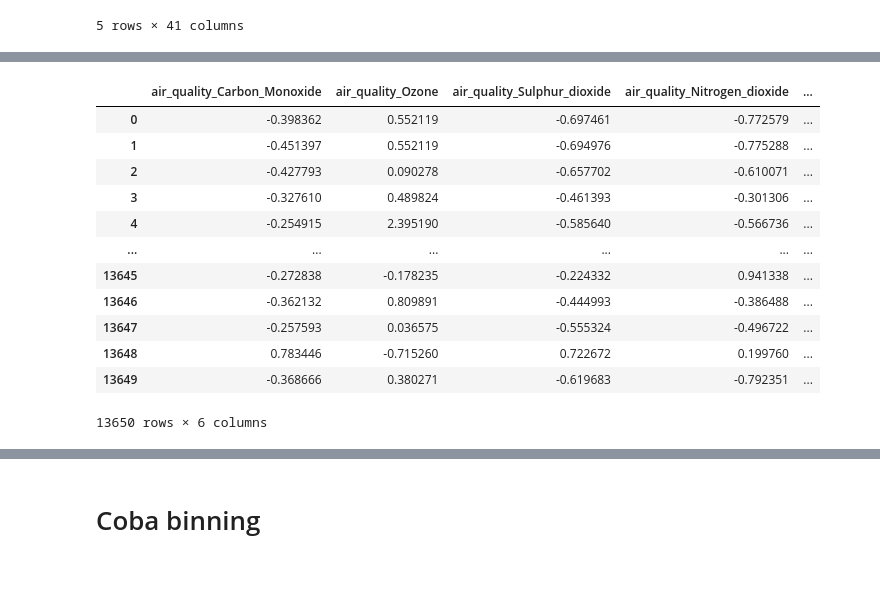
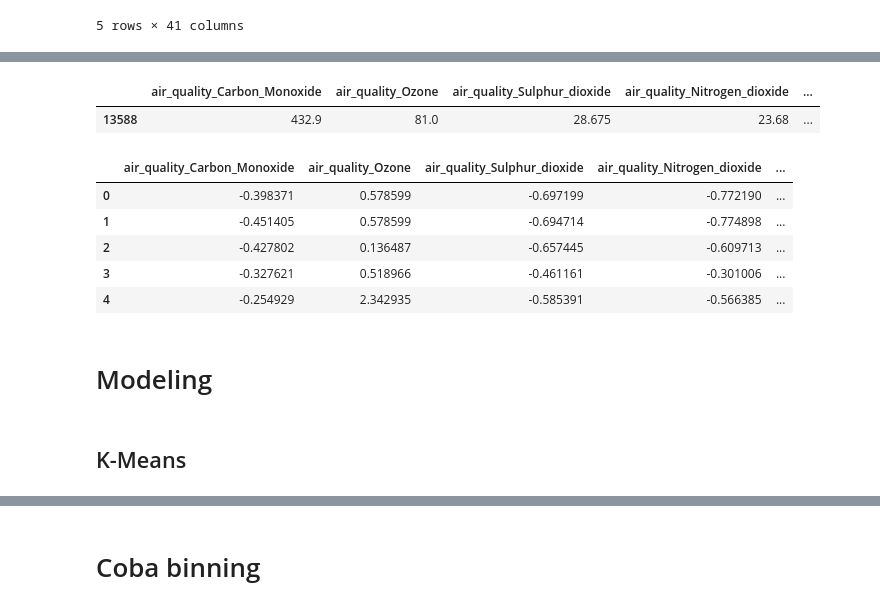
Before and after one commit to SenyuminAja16/2-Faza-Grace, a Jupyter notebook: Model Clustering.ipynb, the cells around one changed output, grey strips where cells are left out. Saved outputs shown, nothing was run; the diff lists cells and outputs as text; code cells hidden in the pictures; blank space fills up the shorter version.

```diff
--- a/Model Clustering.ipynb
+++ b/Model Clustering.ipynb
@@ -43,4 +53,4 @@ dtype: int64
 # %%
-# columns_to_drop = ["country", "location_name", "latitude", "longitude", "timezone", "last_updated_epoch", "last_updated", "sunrise", "sunset", "moonrise", "moonset", "moon_phase", "moon_illumination", 'condition_text', 'wind_direction', 'wind_degree']
-# df.drop(columns=columns_to_drop, inplace=True)
-# df.head(5)
+columns_to_drop = ["country", "location_name", "latitude", "longitude", "timezone", "last_updated_epoch", "last_updated", "sunrise", "sunset", "moonrise", "moonset", "moon_phase", "moon_illumination", 'condition_text', 'wind_direction', 'wind_degree']
+df.drop(columns=columns_to_drop, inplace=True)
+df.head(5)
@@ -53,4 +73,4 @@ dtype: int64
 # %%
-# column_multikolinearitas = ['gust_mph', 'feels_like_fahrenheit', 'temperature_fahrenheit', 'air_quality_gb-defra-index', 'wind_mph', 'pressure_in', 'visibility_miles', 'precip_in', 'feels_like_celsius', 'gust_kph', 'precip_mm', 'air_quality_us-epa-index']
-# df.drop(columns=column_multikolinearitas, inplace=True)
-# df.head(5)
+column_multikolinearitas = ['gust_mph', 'feels_like_fahrenheit', 'temperature_fahrenheit', 'air_quality_gb-defra-index', 'wind_mph', 'pressure_in', 'visibility_miles', 'precip_in', 'feels_like_celsius', 'gust_kph', 'precip_mm', 'air_quality_us-epa-index']
+df.drop(columns=column_multikolinearitas, inplace=True)
+df.head(5)
@@ -60,10 +92,3 @@ df[numeric_features] = scaler.fit_transform(df[numeric_features])
 # %%
 column = ['air_quality_Carbon_Monoxide', 'air_quality_Ozone', 'air_quality_Sulphur_dioxide', 'air_quality_Nitrogen_dioxide', 'air_quality_PM2.5', 'air_quality_PM10']
 df = df[column]
-# %%
-df['air_quality_PM10'] = df['air_quality_PM10'].apply(lambda x: df['air_quality_PM10'].median() if x <= 0 else x)
-df['air_quality_PM2.5'] = df['air_quality_PM2.5'].apply(lambda x: df['air_quality_PM2.5'].median() if x <= 0 else x)
-df['air_quality_Carbon_Monoxide'] = df['air_quality_Carbon_Monoxide'].apply(lambda x: df['air_quality_Carbon_Monoxide'].median() if x <= 0 else x)
-df['air_quality_Nitrogen_dioxide'] = df['air_quality_Nitrogen_dioxide'].apply(lambda x: df['air_quality_Nitrogen_dioxide'].median() if x <= 0 else x)
-df['air_quality_Ozone'] = df['air_quality_Ozone'].apply(lambda x: df['air_quality_Ozone'].median() if x <= 0 else x)
-df['air_quality_Sulphur_dioxide'] = df['air_quality_Sulphur_dioxide'].apply(lambda x: df['air_quality_Sulphur_dioxide'].median() if x <= 0 else x)
@@ -137,0 +95,8 @@ plt.show()
+# %%
+df_negatif = df[df.lt(0).any(axis=1)]
+df_negatif
+# %% [output]
+|  | air_quality_Carbon_Monoxide | air_quality_Ozone | air_quality_Sulphur_dioxide | air_quality_Nitrogen_dioxide | ... |
+| 13588 | 432.9 | 81.0 | 28.675 | 23.68 | ... |
+# %%
+df = df[~df.lt(0).any(axis=1)]
@@ -139,18 +112,15 @@ plt.show()
 scaler = StandardScaler()
 df[numeric_features] = scaler.fit_transform(df[numeric_features])
 # %%
-df
+df.head(5)
 # %% [output]
 |  | air_quality_Carbon_Monoxide | air_quality_Ozone | air_quality_Sulphur_dioxide | air_quality_Nitrogen_dioxide | ... |
-| 0 | -0.398362 | 0.552119 | -0.697461 | -0.772579 | ... |
-| 1 | -0.451397 | 0.552119 | -0.694976 | -0.775288 | ... |
-| 2 | -0.427793 | 0.090278 | -0.657702 | -0.610071 | ... |
-| 3 | -0.327610 | 0.489824 | -0.461393 | -0.301306 | ... |
-| 4 | -0.254915 | 2.395190 | -0.585640 | -0.566736 | ... |
-| ... | ... | ... | ... | ... | ... |
-| 13645 | -0.272838 | -0.178235 | -0.224332 | 0.941338 | ... |
-| 13646 | -0.362132 | 0.809891 | -0.444993 | -0.386488 | ... |
-| 13647 | -0.257593 | 0.036575 | -0.555324 | -0.496722 | ... |
-| 13648 | 0.783446 | -0.715260 | 0.722672 | 0.199760 | ... |
-| 13649 | -0.368666 | 0.380271 | -0.619683 | -0.792351 | ... |
+| 0 | -0.398371 | 0.578599 | -0.697199 | -0.772190 | ... |
+| 1 | -0.451405 | 0.578599 | -0.694714 | -0.774898 | ... |
+| 2 | -0.427802 | 0.136487 | -0.657445 | -0.609713 | ... |
+| 3 | -0.327621 | 0.518966 | -0.461161 | -0.301006 | ... |
+| 4 | -0.254929 | 2.342935 | -0.585391 | -0.566385 | ... |
-13650 rows × 6 columns
+# %% [markdown]
+# Modeling
+# %% [markdown]
+## K-Means
```
Also changed, not shown: parts of 48 cells of this notebook.
